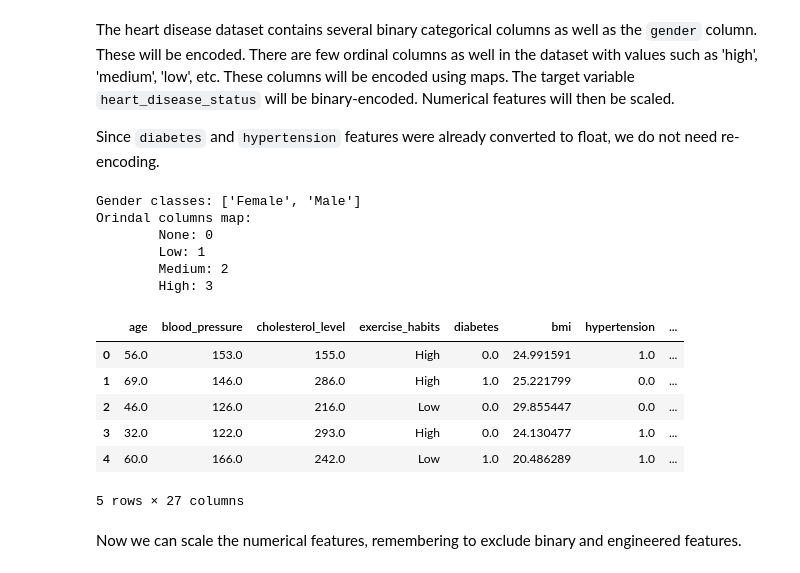
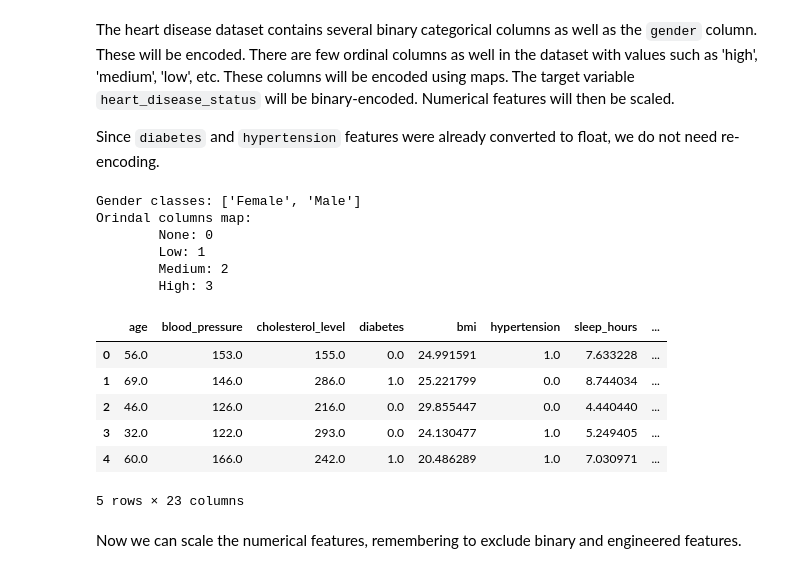
Before and after one commit to HavocRT/DSProject2, a Jupyter notebook: notebooks/03_PreparationAndPreprocessing.ipynb, the cells around one changed output. Saved outputs shown, nothing was run; the diff lists cells and outputs as text; code cells hidden in the pictures.

```diff
--- a/notebooks/03_PreparationAndPreprocessing.ipynb
+++ b/notebooks/03_PreparationAndPreprocessing.ipynb
@@ -141,3 +148,10 @@ df_diabetes["smoking_history"] = df_diabetes["smoking_history"].astype("category
+# %%
+df_diabetes["smoking_history"] = df_diabetes["smoking_history"].map({
+    "never": "Never", "No Info": "Never", "current": "Current",
+    "former": "Former", "ever": "Former", "not current": "Former"
+})
+df_diabetes["smoking_history"].unique()
+df_diabetes["smoking_history"] = df_diabetes["smoking_history"].astype("category")
 # %% [markdown]
 Age is a float when it should just be an int.
 # %%
@@ -1011,41 +1028,41 @@ binary_cols = [
 
 for col in binary_cols:
     df_heart_disease[col + "_enc"] = df_heart_disease[col].map({"Yes": 1, "No": 0}).astype(int)
 
 ordinal_cols = [
     "exercise_habits", "alcohol_consumption",
     "stress_level", "sugar_consumption"
 ]
 ordinal_col_map = { "None": 0, "Low": 1, "Medium": 2, "High": 3 }
 
 for col in ordinal_cols:
     df_heart_disease[col + "_enc"] = df_heart_disease[col].map(ordinal_col_map).astype(int)
 
 df_heart_disease["heart_disease_status_enc"] = df_heart_disease["heart_disease_status"].map({"Yes": 1, "No": 0}).astype(int)
 
-drop_cols = ["gender", "heart_disease_status"] + binary_cols
+drop_cols = ["gender", "heart_disease_status"] + binary_cols + ordinal_cols
 df_heart_disease = df_heart_disease.drop(columns=drop_cols)
 df_heart_disease.columns = df_heart_disease.columns.str.replace("_enc", "")
 
 print("Gender classes:", list(heart_gender_encoder.classes_))
 print("Orindal columns map: ")
 for k, v in ordinal_col_map.items():
     print(f"\t{k}: {v}")
 df_heart_disease.head()
 # %% [output]
 Gender classes: ['Female', 'Male']
 Orindal columns map:
         None: 0
         Low: 1
         Medium: 2
         High: 3
-|  | age | blood_pressure | cholesterol_level | exercise_habits | diabetes | bmi | hypertension | ... |
-| 0 | 56.0 | 153.0 | 155.0 | High | 0.0 | 24.991591 | 1.0 | ... |
-| 1 | 69.0 | 146.0 | 286.0 | High | 1.0 | 25.221799 | 0.0 | ... |
-| 2 | 46.0 | 126.0 | 216.0 | Low | 0.0 | 29.855447 | 0.0 | ... |
-| 3 | 32.0 | 122.0 | 293.0 | High | 0.0 | 24.130477 | 1.0 | ... |
-| 4 | 60.0 | 166.0 | 242.0 | Low | 1.0 | 20.486289 | 1.0 | ... |
+|  | age | blood_pressure | cholesterol_level | diabetes | bmi | hypertension | sleep_hours | ... |
+| 0 | 56.0 | 153.0 | 155.0 | 0.0 | 24.991591 | 1.0 | 7.633228 | ... |
+| 1 | 69.0 | 146.0 | 286.0 | 1.0 | 25.221799 | 0.0 | 8.744034 | ... |
+| 2 | 46.0 | 126.0 | 216.0 | 0.0 | 29.855447 | 0.0 | 4.440440 | ... |
+| 3 | 32.0 | 122.0 | 293.0 | 0.0 | 24.130477 | 1.0 | 5.249405 | ... |
+| 4 | 60.0 | 166.0 | 242.0 | 1.0 | 20.486289 | 1.0 | 7.030971 | ... |
-5 rows × 27 columns
+5 rows × 23 columns
 # %% [markdown]
 Now we can scale the numerical features, remembering to exclude binary and engineered features.
 # %%
```
Also changed, not shown: parts of 8 cells of this notebook, 21 other files.
